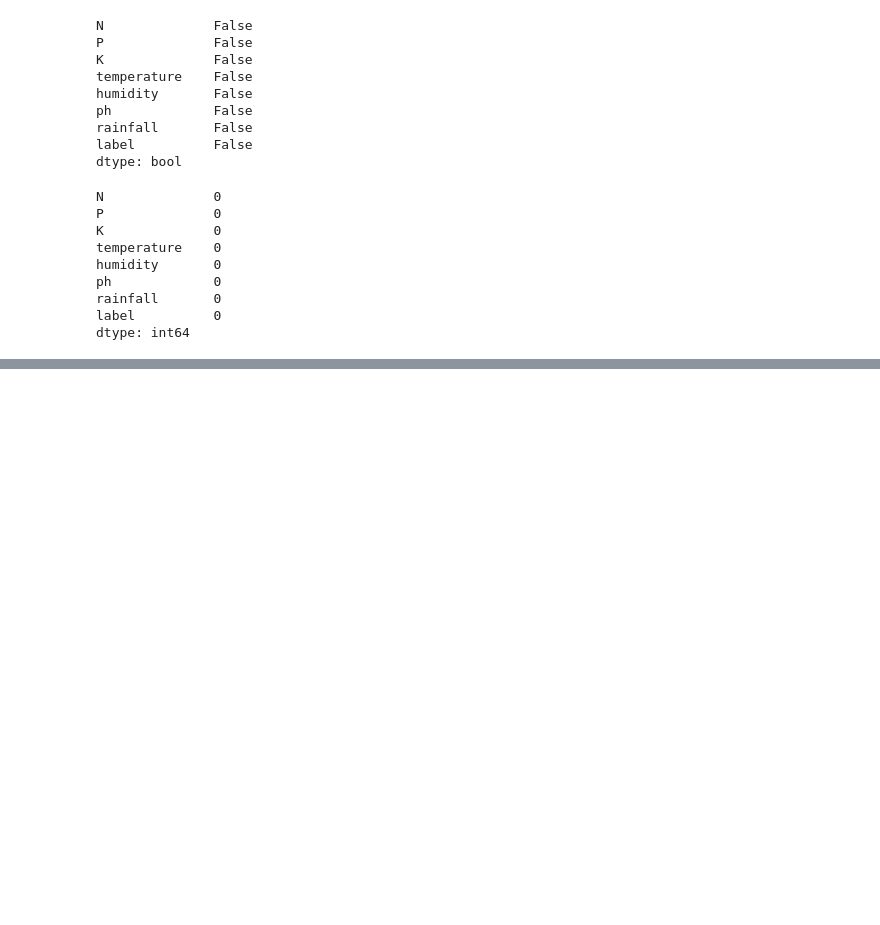
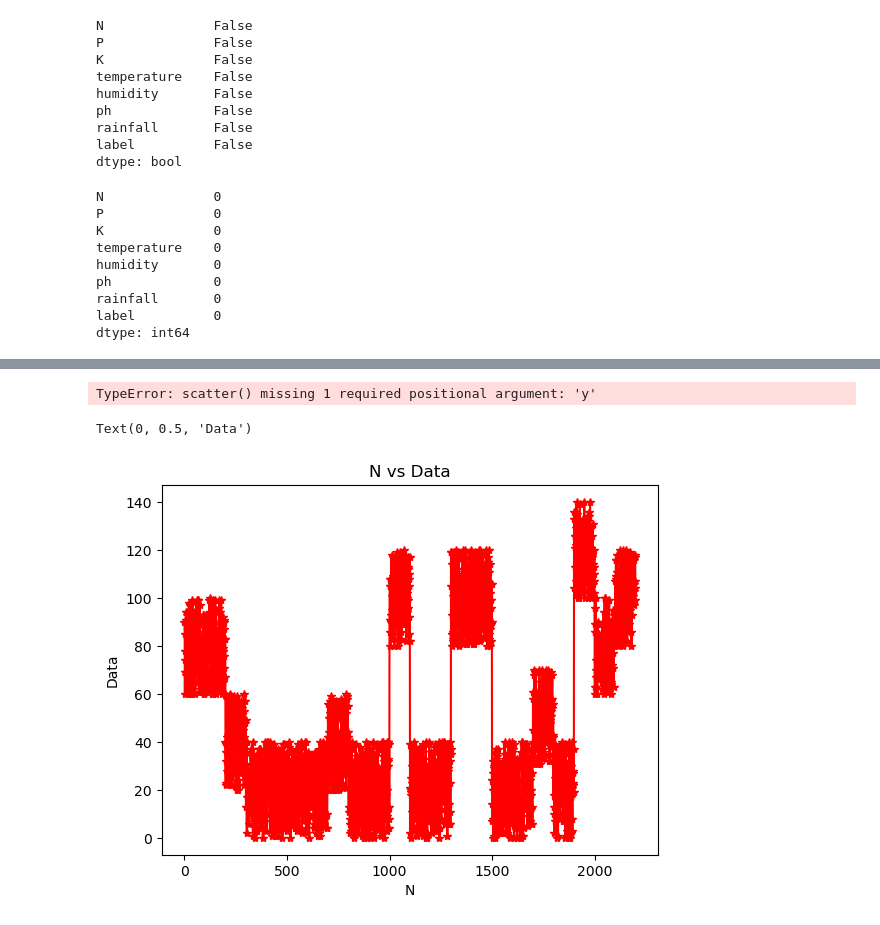
Before and after one commit to AhmedKiser/CSE-299-Project, a Jupyter notebook: Crop_Prediction.ipynb, the cells around one changed output, grey strips where cells are left out. Cells and saved outputs as stored; diff of their text form; code cells hidden in the pictures; blank space fills up the shorter version.

```diff
--- a/Crop_Prediction.ipynb
+++ b/Crop_Prediction.ipynb
@@ -8,7 +8,7 @@ import pandas as pd
 # %% [markdown]
 # New section
 # %%
-df = pd.read_csv('/content/Crop_recommendation.csv')
+df = pd.read_csv('Crop_recommendation.csv')
 # %%
 df
 # %% [output]
@@ -69,0 +72,11 @@ dtype: int64
+# %%
+n = df[['N']]
+p = df[['P']]
+k = df[['K']]
+t = df[['temperature']]
+h = df[['humidity']]
+ph = df[['ph']]
+r = df[['rainfall']]
+l = df['label']
+
+n, p, k, t, h, ph, r, l
@@ -69,0 +101,12 @@ dtype: int64
+# %%
+plt.scatter(n)
+# %% [output]
+TypeError: scatter() missing 1 required positional argument: 'y'
+# %%
+plt.plot(n, marker = '*', color = 'r')
+plt.title("N vs Data")
+plt.xlabel("N")
+plt.ylabel("Data")
+# %% [output]
+Text(0, 0.5, 'Data')
+[figure, added]
```
Also changed, not shown: parts of 9 cells of this notebook, 1 other file.
